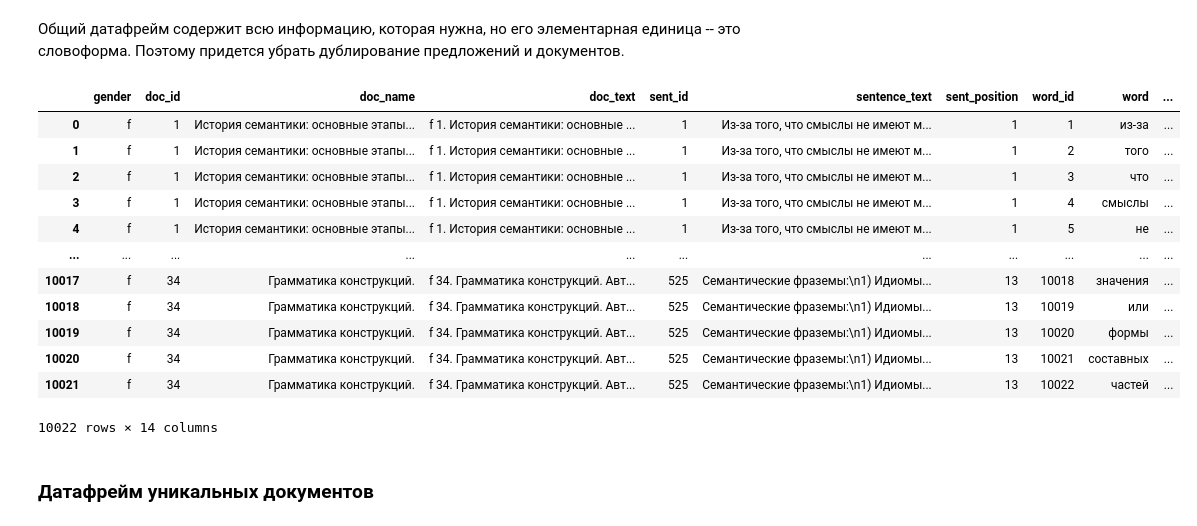
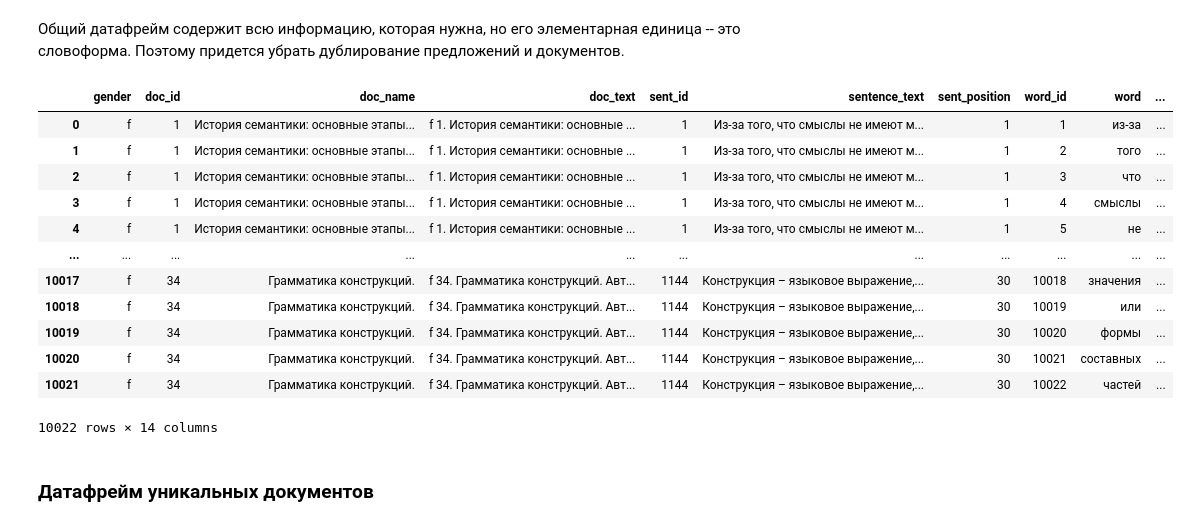
Before and after one commit to mooshaaa/corpus_sem_notes, a Jupyter notebook: database creation/db_creating_v3.ipynb, the cells around one changed output. Cells and saved outputs as stored; diff of their text form; code cells hidden in the pictures.

```diff
--- a/database creation/db_creating_v3.ipynb
+++ b/database creation/db_creating_v3.ipynb
@@ -84,21 +84,21 @@ if __name__ == "__main__":
 # %% [markdown]
 Общий датафрейм содержит всю информацию, которая нужна, но его элементарная единица -- это словоформа. Поэтому придется убрать дублирование предложений и документов.
 # %%
-df = pd.read_csv('nlp_project_corpus_df - nlp_project_corpus_df .csv')
+df = pd.read_csv('nlp_project_corpus_df - nlp_project_corpus_df (4).csv')
 df
 # %% [output]
 |  | gender | doc_id | doc_name | doc_text | sent_id | sentence_text | sent_position | word_id | word | ... |
 | 0 | f | 1 | История семантики: основные этапы... | f 1. История семантики: основные ... | 1 | Из-за того, что смыслы не имеют м... | 1 | 1 | из-за | ... |
 | 1 | f | 1 | История семантики: основные этапы... | f 1. История семантики: основные ... | 1 | Из-за того, что смыслы не имеют м... | 1 | 2 | того | ... |
 | 2 | f | 1 | История семантики: основные этапы... | f 1. История семантики: основные ... | 1 | Из-за того, что смыслы не имеют м... | 1 | 3 | что | ... |
 | 3 | f | 1 | История семантики: основные этапы... | f 1. История семантики: основные ... | 1 | Из-за того, что смыслы не имеют м... | 1 | 4 | смыслы | ... |
 | 4 | f | 1 | История семантики: основные этапы... | f 1. История семантики: основные ... | 1 | Из-за того, что смыслы не имеют м... | 1 | 5 | не | ... |
 | ... | ... | ... | ... | ... | ... | ... | ... | ... | ... | ... |
-| 10017 | f | 34 | Грамматика конструкций. | f 34. Грамматика конструкций. Авт... | 525 | Семантические фраземы:\n1) Идиомы... | 13 | 10018 | значения | ... |
-| 10018 | f | 34 | Грамматика конструкций. | f 34. Грамматика конструкций. Авт... | 525 | Семантические фраземы:\n1) Идиомы... | 13 | 10019 | или | ... |
-| 10019 | f | 34 | Грамматика конструкций. | f 34. Грамматика конструкций. Авт... | 525 | Семантические фраземы:\n1) Идиомы... | 13 | 10020 | формы | ... |
-| 10020 | f | 34 | Грамматика конструкций. | f 34. Грамматика конструкций. Авт... | 525 | Семантические фраземы:\n1) Идиомы... | 13 | 10021 | составных | ... |
-| 10021 | f | 34 | Грамматика конструкций. | f 34. Грамматика конструкций. Авт... | 525 | Семантические фраземы:\n1) Идиомы... | 13 | 10022 | частей | ... |
+| 10017 | f | 34 | Грамматика конструкций. | f 34. Грамматика конструкций. Авт... | 1144 | Конструкция – языковое выражение,... | 30 | 10018 | значения | ... |
+| 10018 | f | 34 | Грамматика конструкций. | f 34. Грамматика конструкций. Авт... | 1144 | Конструкция – языковое выражение,... | 30 | 10019 | или | ... |
+| 10019 | f | 34 | Грамматика конструкций. | f 34. Грамматика конструкций. Авт... | 1144 | Конструкция – языковое выражение,... | 30 | 10020 | формы | ... |
+| 10020 | f | 34 | Грамматика конструкций. | f 34. Грамматика конструкций. Авт... | 1144 | Конструкция – языковое выражение,... | 30 | 10021 | составных | ... |
+| 10021 | f | 34 | Грамматика конструкций. | f 34. Грамматика конструкций. Авт... | 1144 | Конструкция – языковое выражение,... | 30 | 10022 | частей | ... |
 10022 rows × 14 columns
 # %% [markdown]
 ### Датафрейм уникальных документов
```
Also changed, not shown: parts of 2 cells of this notebook, 1 other file.
